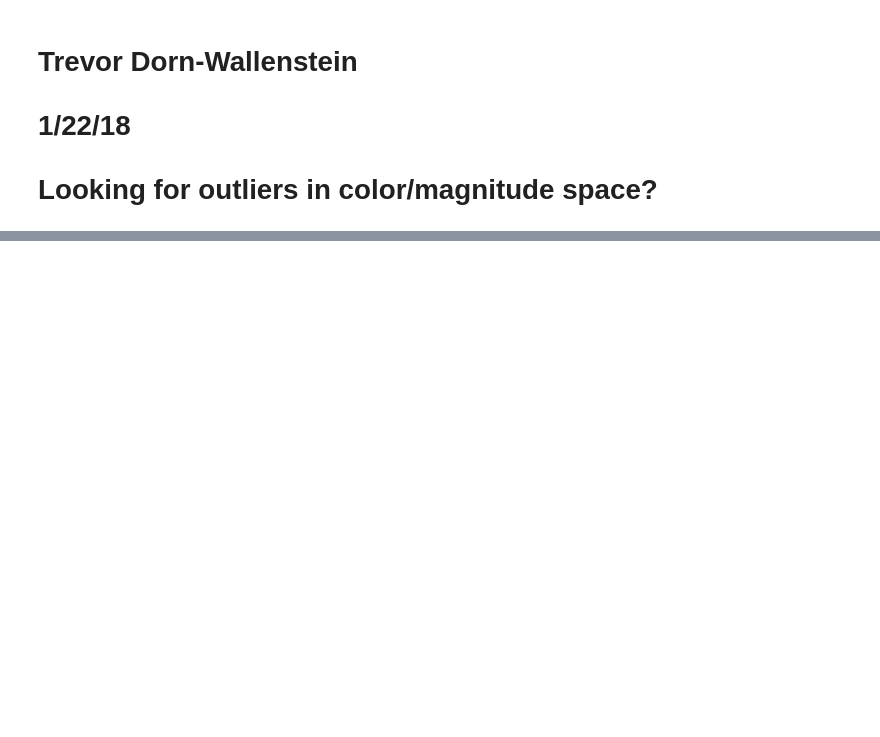
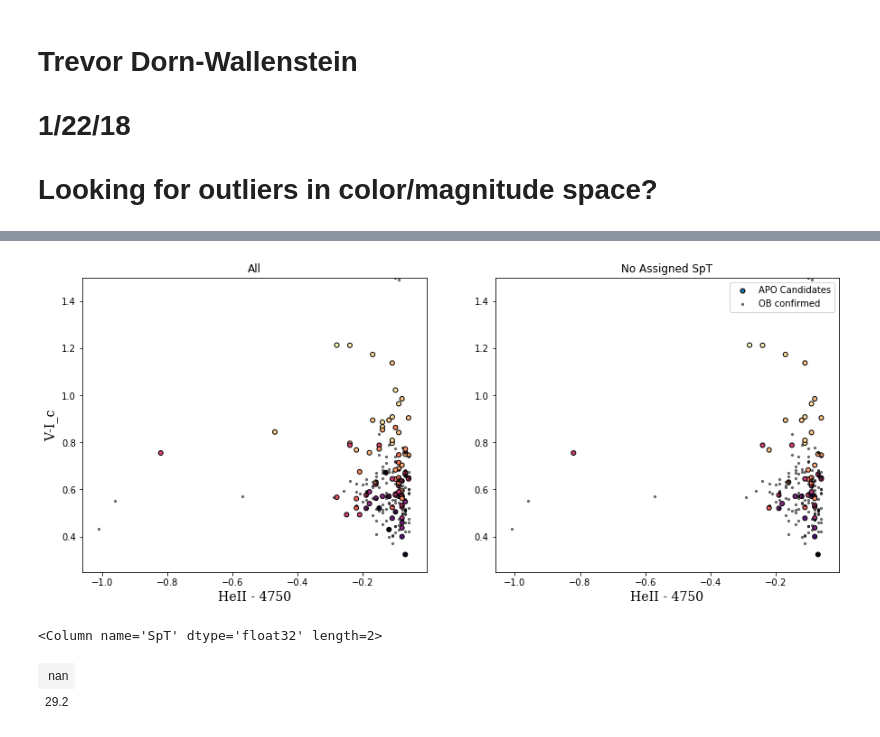
Before and after one commit to tzdwi/hchi_per, a Jupyter notebook: code/color_mag.ipynb, the cells around one changed output, grey strips where cells are left out. Saved outputs shown, nothing was run; the diff lists cells and outputs as text; code cells hidden in the pictures; blank space fills up the shorter version.

Commit message:
final target list for 1/25/18

```diff
--- a/code/color_mag.ipynb
+++ b/code/color_mag.ipynb
@@ -60,2 +55,4 @@ blue_candidates = phot_table[mask&~blue_mask]
 # %%
 idx_mem, d2d_mem, d3d_mem = cand_coords.match_to_catalog_sky(member_coords)
+idx_mem_blue, d2d_mem_blue, d3d_mem_blue = blue_coords.match_to_catalog_sky(member_coords)
+idx_spectab, d2d_spectab, d3d_spectab = spec_cand_coords.match_to_catalog_sky(spec_coords)
@@ -64,3 +59,12 @@ idx_mem, d2d_mem, d3d_mem = cand_coords.match_to_catalog_sky(member_coords)
+# %%
+#Look up the V, Ic and SpT of spectroscopic targets that correspond to our targets
+spec_V = spectr_table['Vmag'][idx_spectab]
+spec_Ic = spectr_table['Icmag'][idx_spectab]
+spec_SpT = spectr_table['SpT'][idx_spectab]
+
+V_OB = spec_V[spec_SpT <= 20]
+Ic_OB = spec_Ic[spec_SpT <= 20]
+HeII4750_OB = spec_cands['WN-CT'][spec_SpT <= 20]
 # %%
 cand_V = member_table['Vmag'][idx_mem]
 cand_Ic = member_table['Icmag'][idx_mem]
@@ -89,0 +108,26 @@ plt.ylabel('4750',family='serif',fontsize=14)
+# %%
+fig,ax = plt.subplots(1,2,figsize=(15,6))
+ax0 = ax[0].scatter(cand_where_phot['WN-CT'],V_where_phot-Ic_where_phot,c=V_where_phot,edgecolor='k',s=100,lw=1,cmap='magma',marker='.')
+ax[0].scatter(HeII4750_OB,V_OB-Ic_OB,c='k',s=5,alpha=0.5)
+ax[0].set_xlabel('HeII - 4750',family='serif',fontsize=14)
+ax[0].set_ylabel('V-I_c',family='serif',fontsize=14)
+ax[0].set_ylim(0.25,1.5)
+ax[0].set_title('All')
+
+nan_idx = np.isnan(SpT_where_phot)
+ax1 = ax[1].scatter(cand_where_phot['WN-CT'][nan_idx],V_where_phot[nan_idx]-Ic_where_phot[nan_idx],c=V_where_phot[nan_idx],edgecolor='k',s=100,lw=1,cmap='magma',marker='.',label='APO Candidates')
+ax[1].scatter(HeII4750_OB,V_OB-Ic_OB,c='k',s=5,alpha=0.5,label='OB confirmed')
+ax[1].set_xlabel('HeII - 4750',family='serif',fontsize=14)
+ax[1].set_ylim(0.25,1.5)
+ax[1].legend()
+ax[1].set_title('No Assigned SpT')
+plt.savefig('../plots/no_spectra_two_color.eps')
+# %% [output]
+[figure, added]
+# %%
+SpT_where_phot[cand_where_phot['WN-CT'] < -0.4]
+#That one in the middle is ~A9-ish?
+# %% [output]
+<Column name='SpT' dtype='float32' length=2>
+| nan |
+| 29.2 |
```
Also changed, not shown: parts of 16 cells of this notebook, 8 other files.
